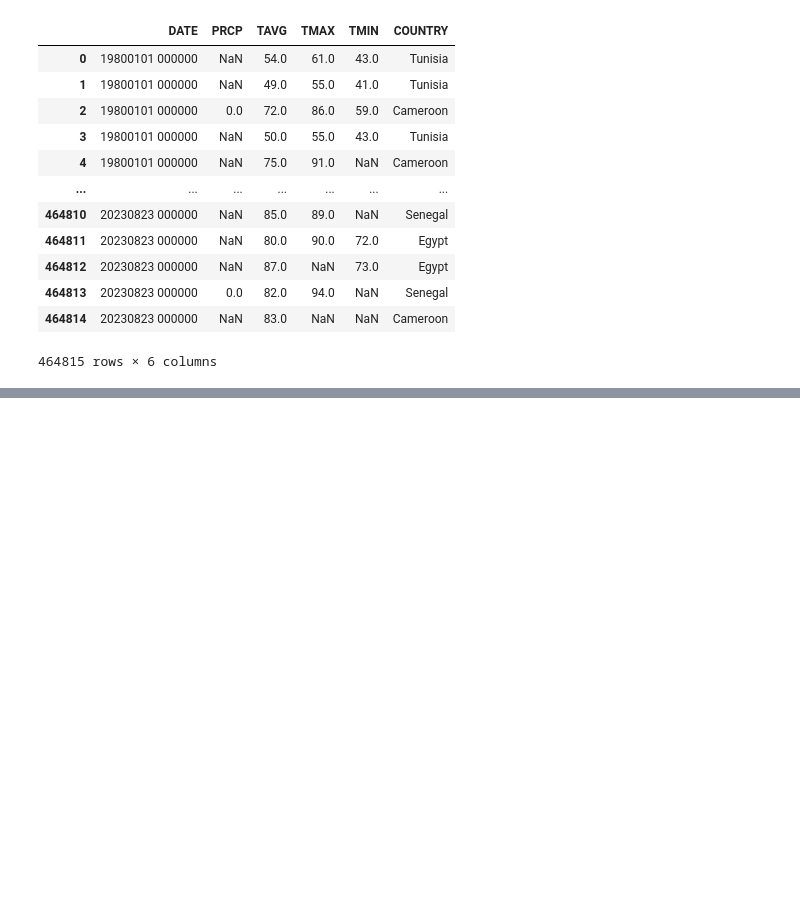
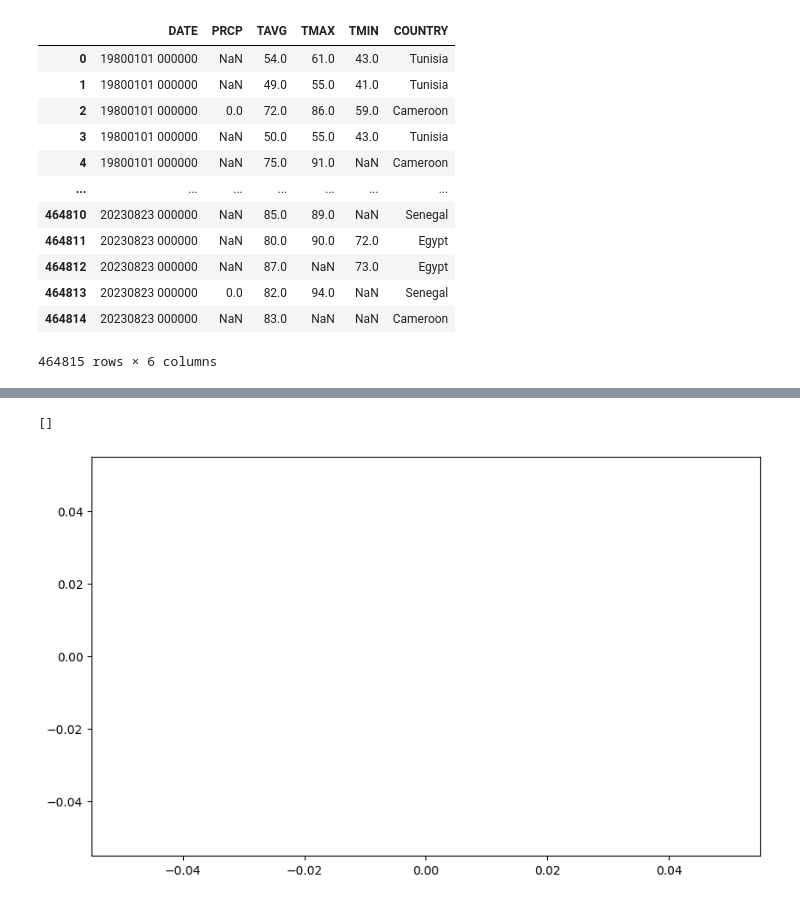
Before and after one commit to classical16/gomycode, a Jupyter notebook: data_visualization_with_python.ipynb, the cells around one changed output, grey strips where cells are left out. Drawn from its saved outputs; the diff is of its cells as text; code cells hidden in the pictures; blank space fills up the shorter version.

```diff
--- a/data_visualization_with_python.ipynb
+++ b/data_visualization_with_python.ipynb
@@ -42,0 +177,7 @@ df.describe()
+# %%
+  # plot the line chart
+plt.figure(figsize=(10, 6))
+plt.plot()
+# %% [output]
+[]
+[figure, added]
```
Also changed, not shown: parts of 34 cells of this notebook.
